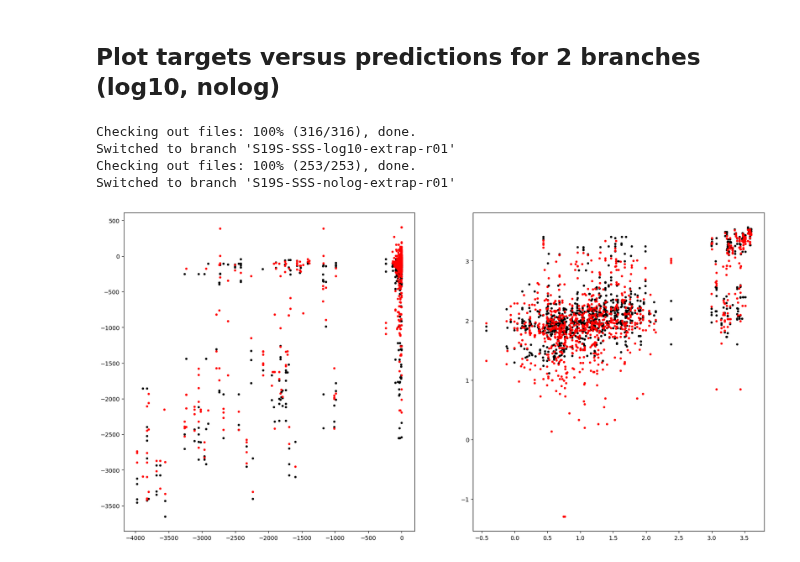
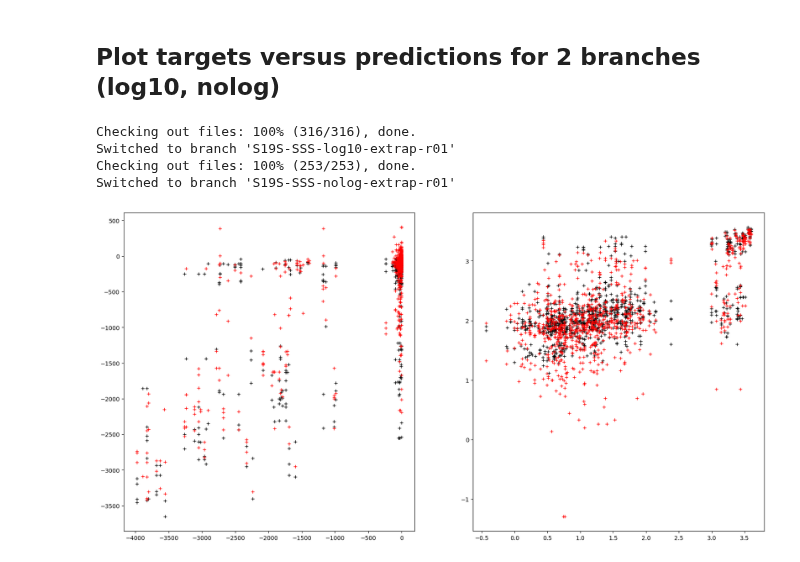
Before and after one commit to parallelworks/sl-archive-whondrs, a Jupyter notebook: examples/fig04-05-06-ML-results.ipynb, the cells around one changed output. Cells and saved outputs as stored; diff of their text form; code cells hidden in the pictures.

```diff
--- a/examples/fig04-05-06-ML-results.ipynb
+++ b/examples/fig04-05-06-ML-results.ipynb
@@ -318,6 +351,6 @@ Significant features for the ML model on this branch:
 # %%
 # Set up side-by-side plot
-fig, (ax0, ax1)  = plt.subplots(1,2,figsize=(20,5))
+fig, (ax0, ax1)  = plt.subplots(2,1,figsize=(20,10))
 
 # Plot progression of model score with training attempt
 ax0.errorbar(model_scores.index+1, model_scores['hold-out-avg'],yerr=model_scores['hold-out-std'], fmt='ko')
@@ -330,12 +363,22 @@ nbin = 15
 for bb,branch in enumerate(list_branches):
     # Histogram for training set truth reference
     n, bins, patches = ax1.hist(
-            np.log10(np.abs(train_hist[branch])),
+            np.log10(np.abs(train_hist_df_list[list_branches.index(branch)]['Normalized_Respiration_Rate_mg_DO_per_H_per_L_sediment'])),
             nbin, density=True, histtype="stepfilled", linestyle=('dashed'), color=('gray'), alpha=0.5)
 
     # Histogram for predictions
+    # These histograms are much rougher - they correspond to the average values predicted by the
+    # ensemble of SuperLearners - a smaller number of data points and also more concentrated
+    # histogram.
+    #n, bins, patches = ax1.hist(
+    #        np.log10(np.abs(predict_avg_hist_df_list[list_branches.index(branch)]['Normalized_Respiration_Rate_mg_DO_per_H_per_L_sediment'].dropna())),
+    #        nbin, density=True, histtype="step", linestyle=('solid'), color=cmap(((bb+1) - 1)/(len(list_branches) - 1)), linewidth=5, alpha=1.0)
+
+    # This histograms are much smoother and more spread out - they corrrespond to all the values predicted by
+    # the SuperLearners, not averaged together into a single value. So there are 10x more
+    # data points. Since both histograms overlap pretty well, use these instead?
     n, bins, patches = ax1.hist(
-            np.log10(np.abs(predict_hist[branch])),
+            np.log10(np.abs(predict_all_hist_df_list[list_branches.index(branch)]['Normalized_Respiration_Rate_mg_DO_per_H_per_L_sediment'].dropna())),
             nbin, density=True, histtype="step", linestyle=('solid'), color=cmap(((bb+1) - 1)/(len(list_branches) - 1)), linewidth=5, alpha=1.0)
 
 ax1.grid()
@@ -449,35 +492,35 @@ fig, [ax1, ax2] = plt.subplots(1,2,figsize=(20,10))
 for ll in range(0,num_sl):
     b1_scatter = pd.read_csv(repo_prefix+repo_name+'/ml_models/sl_'+str(int(ll))+'/sl_scatter_test.csv')
 
     ax1.plot(
         b1_scatter['target'],
         b1_scatter['predicted'],
-        'k.')
+        'k+')
     ax2.plot(
         np.log10(np.abs(b1_scatter['target'])),
         np.log10(np.abs(b1_scatter['predicted'])),
-        'k.')
+        'k+')
 
 
 # Gather data from second branch and plot
 ! cd {repo_prefix}/{repo_name}; git checkout {branch2}
 
 for ll in range(0,num_sl):
     b2_scatter = pd.read_csv(repo_prefix+repo_name+'/ml_models/sl_'+str(int(ll))+'/sl_scatter_test.csv')
 
     ax1.plot(
         b2_scatter['target'],
         b2_scatter['predicted'],
-        'r.')
+        'r+')
     ax2.plot(
         np.log10(np.abs(b2_scatter['target'])),
         np.log10(np.abs(b2_scatter['predicted'])),
-        'r.')
+        'r+')
 
 # Write plot to file
 # %% [output]
 Checking out files: 100% (316/316), done.
 Switched to branch 'S19S-SSS-log10-extrap-r01'
 Checking out files: 100% (253/253), done.
 Switched to branch 'S19S-SSS-nolog-extrap-r01'
-[figure, old version]
+[figure, new version]
```
Also changed, not shown: parts of 4 cells of this notebook, 7 other files.
